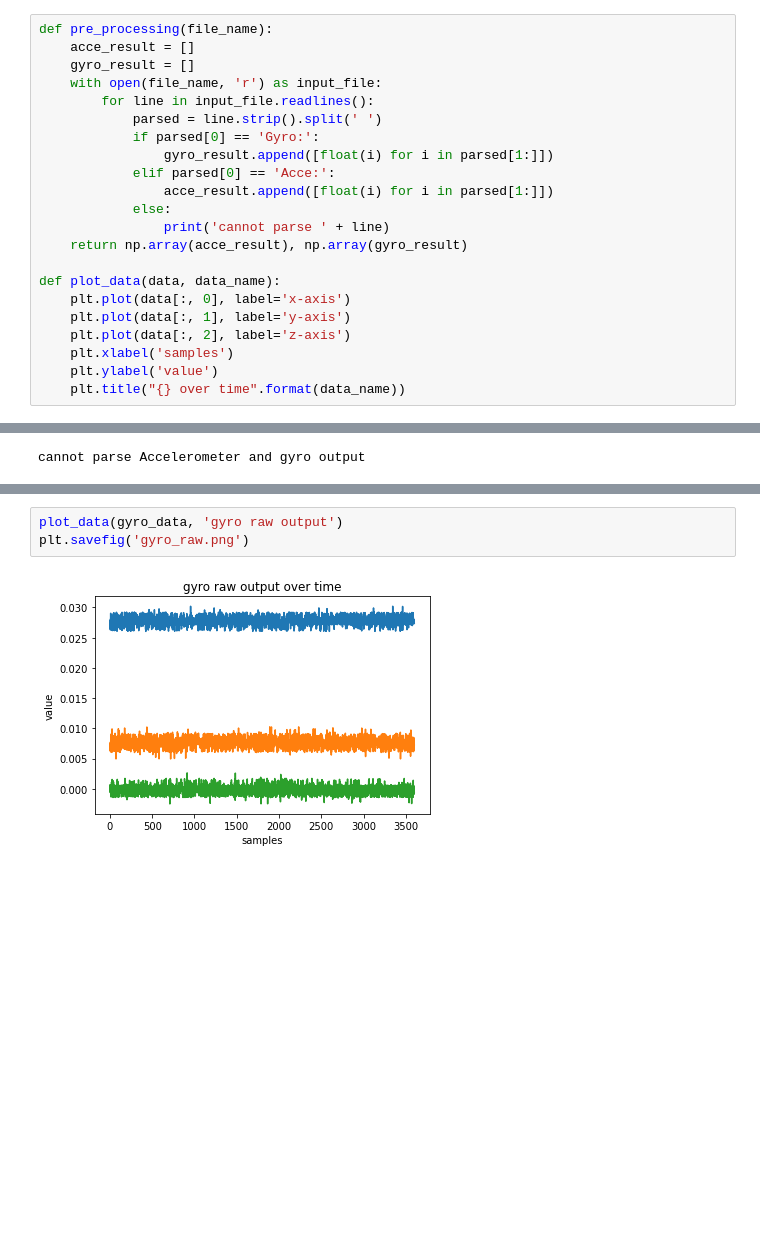
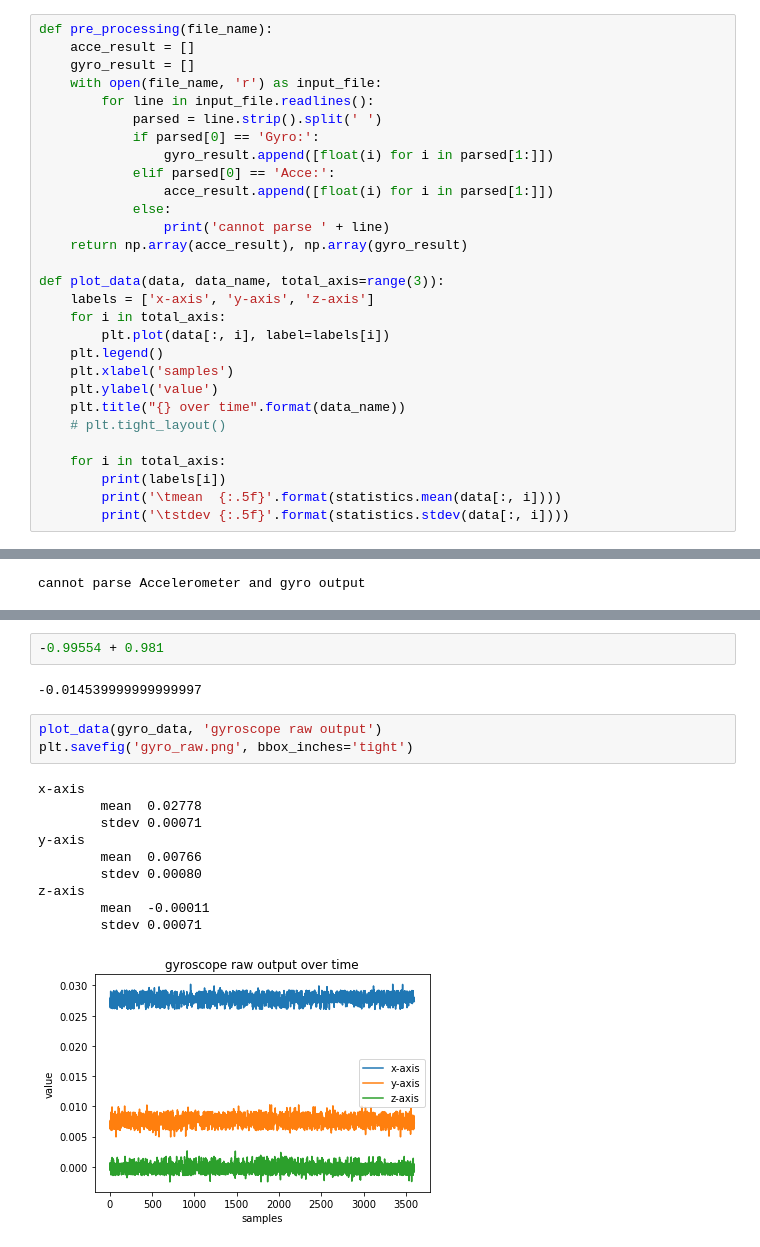
Before and after one commit to liangw6/tilt-master, a Jupyter notebook: post_processing/plot_raw_sensor_data.ipynb, the cells around one changed output, grey strips where cells are left out. Saved outputs shown, nothing was run; the diff lists cells and outputs as text; blank space fills up the shorter version.

Commit message:
all figures ready

```diff
--- a/post_processing/plot_raw_sensor_data.ipynb
+++ b/post_processing/plot_raw_sensor_data.ipynb
@@ -17,13 +17,20 @@ def pre_processing(file_name):
                 print('cannot parse ' + line)
     return np.array(acce_result), np.array(gyro_result)
 
-def plot_data(data, data_name):
-    plt.plot(data[:, 0], label='x-axis')
-    plt.plot(data[:, 1], label='y-axis')
-    plt.plot(data[:, 2], label='z-axis')
+def plot_data(data, data_name, total_axis=range(3)):
+    labels = ['x-axis', 'y-axis', 'z-axis']
+    for i in total_axis:
+        plt.plot(data[:, i], label=labels[i])
+    plt.legend()
     plt.xlabel('samples')
     plt.ylabel('value')
     plt.title("{} over time".format(data_name))
+    # plt.tight_layout()
+
+    for i in total_axis:
+        print(labels[i])
+        print('\tmean  {:.5f}'.format(statistics.mean(data[:, i])))
+        print('\tstdev {:.5f}'.format(statistics.stdev(data[:, i])))
 # %%
 acce_data, gyro_data = pre_processing('place_still_over_1_min.txt')
 # %% [output]
@@ -36,5 +52,18 @@ plt.savefig('accelerometer_raw.png')
+# %%
+-0.99554 + 0.981
+# %% [output]
+-0.014539999999999997
 # %%
-plot_data(gyro_data, 'gyro raw output')
-plt.savefig('gyro_raw.png')
+plot_data(gyro_data, 'gyroscope raw output')
+plt.savefig('gyro_raw.png', bbox_inches='tight')
 # %% [output]
+x-axis
+        mean  0.02778
+        stdev 0.00071
+y-axis
+        mean  0.00766
+        stdev 0.00080
+z-axis
+        mean  -0.00011
+        stdev 0.00071
-[figure, old version]
+[figure, new version]
```
Also changed, not shown: parts of 3 cells of this notebook, 7 other files.
